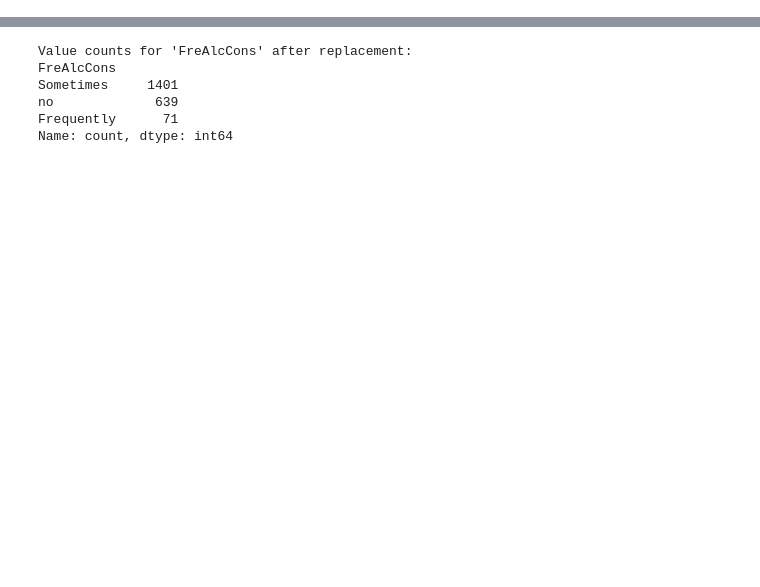
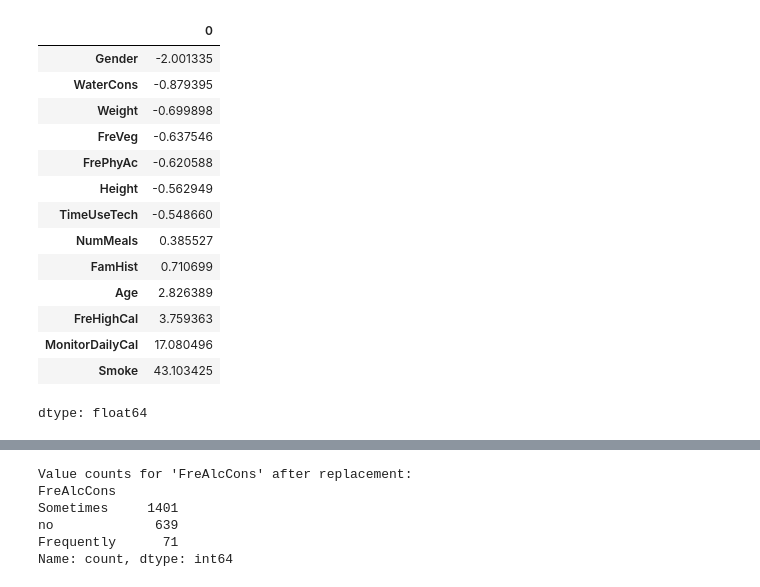
Before and after one commit to MInesGomes/DataScienceObesityLevels, a Jupyter notebook: DSGroup2.ipynb, the cells around one changed output, grey strips where cells are left out. Cells and saved outputs as stored; diff of their text form; code cells hidden in the pictures; blank space fills up the shorter version.

```diff
--- a/DSGroup2.ipynb
+++ b/DSGroup2.ipynb
@@ -218,0 +409,18 @@ We'll Replace 'Always' with 'Frequently' in  the CALC feature which might be an
+# %%
+df_bin.kurt(numeric_only=True).sort_values()
+# %% [output]
+|  | 0 |
+| Gender | -2.001335 |
+| WaterCons | -0.879395 |
+| Weight | -0.699898 |
+| FreVeg | -0.637546 |
+| FrePhyAc | -0.620588 |
+| Height | -0.562949 |
+| TimeUseTech | -0.548660 |
+| NumMeals | 0.385527 |
+| FamHist | 0.710699 |
+| Age | 2.826389 |
+| FreHighCal | 3.759363 |
+| MonitorDailyCal | 17.080496 |
+| Smoke | 43.103425 |
+dtype: float64
```
Also changed, not shown: parts of 40 cells of this notebook.
